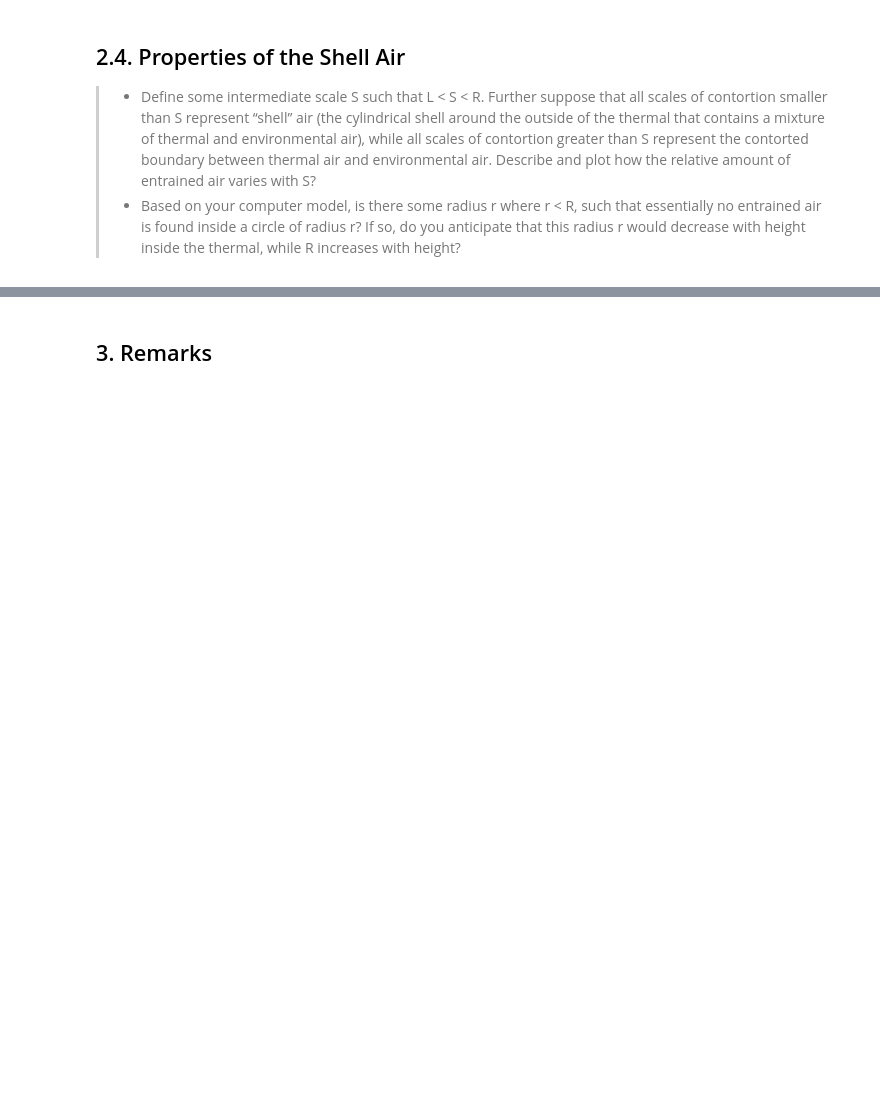
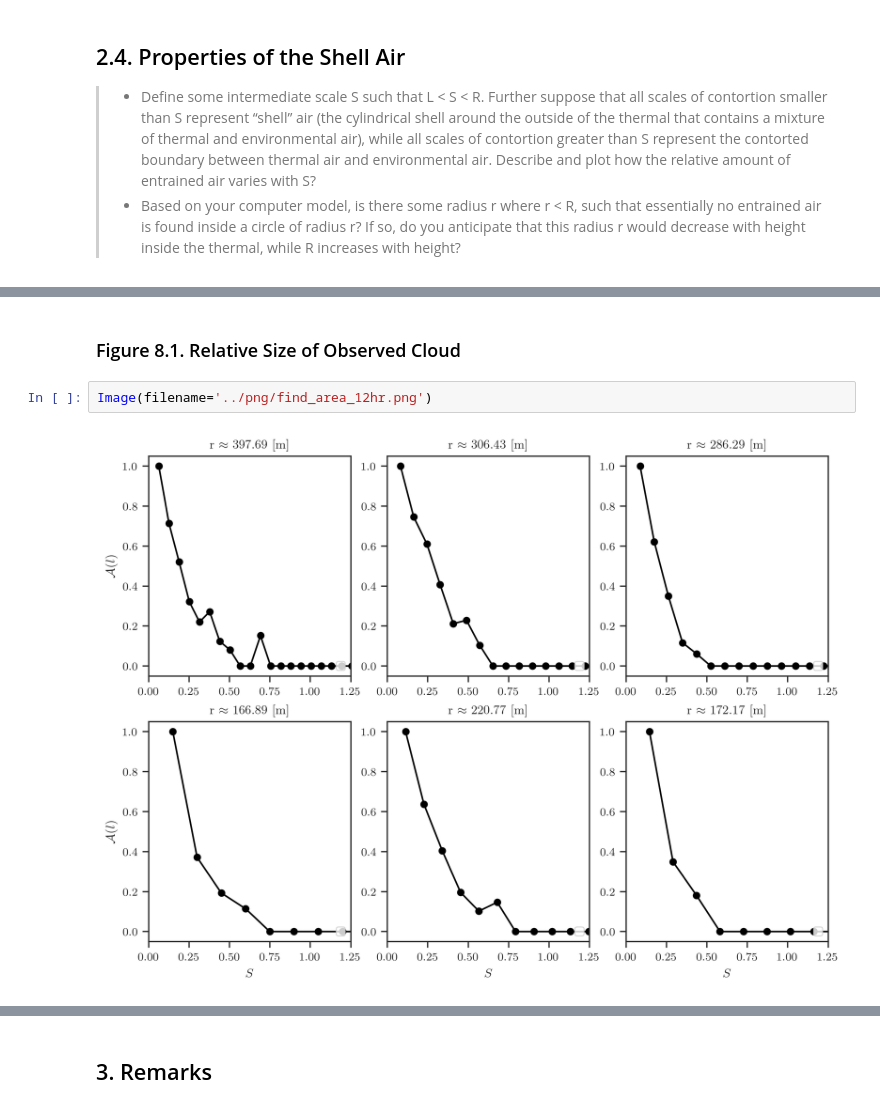
Before and after one commit to lorenghoh/fractal_clouds, a Jupyter notebook: notebook/fractal_clouds.ipynb, the cells around one changed output, grey strips where cells are left out. Cells and saved outputs as stored; diff of their text form; blank space fills up the shorter version.

```diff
--- a/notebook/fractal_clouds.ipynb
+++ b/notebook/fractal_clouds.ipynb
@@ -183,0 +245,6 @@ $$
+# %% [markdown]
+### Figure 8.1. Relative Size of Observed Cloud
+# %%
+Image(filename='../png/find_area_12hr.png')
+# %% [output]
+[figure, added]
```
Also changed, not shown: parts of 71 cells of this notebook, 1 other file.
